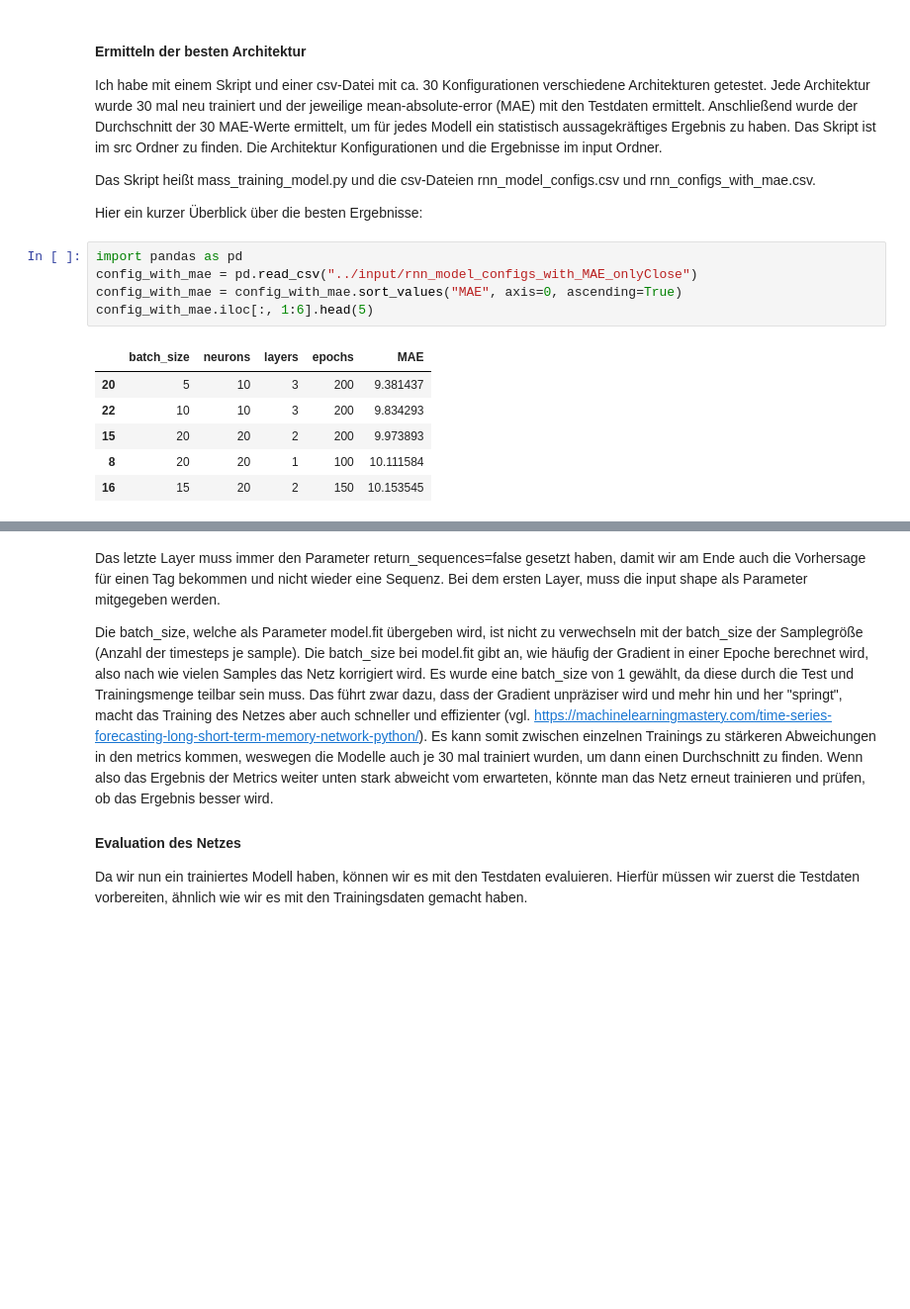
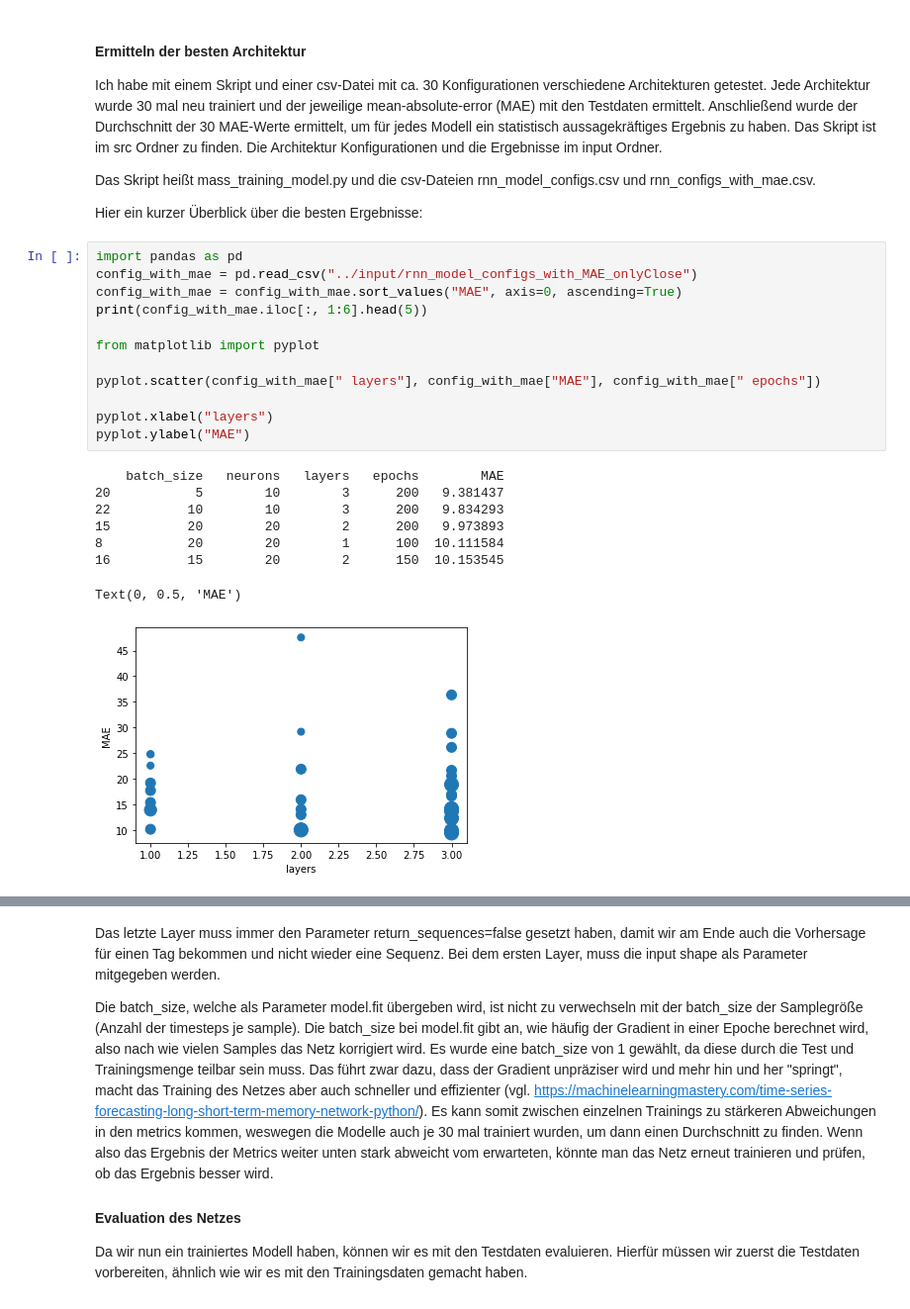
Before and after one commit to Emixeras/gameStopStockPrediction, a Jupyter notebook: notebooks/rnn_prediction_in_python.ipynb, the cells around one changed output, grey strips where cells are left out. Shown: that part at 99% size. Cells and saved outputs as stored; diff of their text form; blank space fills up the shorter version.

Commit message:
added plots to notebook

```diff
--- a/notebooks/rnn_prediction_in_python.ipynb
+++ b/notebooks/rnn_prediction_in_python.ipynb
@@ -138,14 +138,23 @@ Hier ein kurzer Überblick über die besten Ergebnisse:
 # %%
 import pandas as pd
 config_with_mae = pd.read_csv("../input/rnn_model_configs_with_MAE_onlyClose")
 config_with_mae = config_with_mae.sort_values("MAE", axis=0, ascending=True)
-config_with_mae.iloc[:, 1:6].head(5)
+print(config_with_mae.iloc[:, 1:6].head(5))
+
+from matplotlib import pyplot
+
+pyplot.scatter(config_with_mae[" layers"], config_with_mae["MAE"], config_with_mae[" epochs"])
+
+pyplot.xlabel("layers")
+pyplot.ylabel("MAE")
 # %% [output]
-|  | batch_size | neurons | layers | epochs | MAE |
-| 20 | 5 | 10 | 3 | 200 | 9.381437 |
-| 22 | 10 | 10 | 3 | 200 | 9.834293 |
-| 15 | 20 | 20 | 2 | 200 | 9.973893 |
-| 8 | 20 | 20 | 1 | 100 | 10.111584 |
-| 16 | 15 | 20 | 2 | 150 | 10.153545 |
+    batch_size   neurons   layers   epochs        MAE
+20           5        10        3      200   9.381437
+22          10        10        3      200   9.834293
+15          20        20        2      200   9.973893
+8           20        20        1      100  10.111584
+16          15        20        2      150  10.153545
+Text(0, 0.5, 'MAE')
+[figure, added]
 # %% [markdown]
 Man sieht also, dass Architekturen mit drei Layern die besten Ergebnisse hatten. Mit etwas mehr Epochen
```
Also changed, not shown: parts of 11 cells of this notebook.
